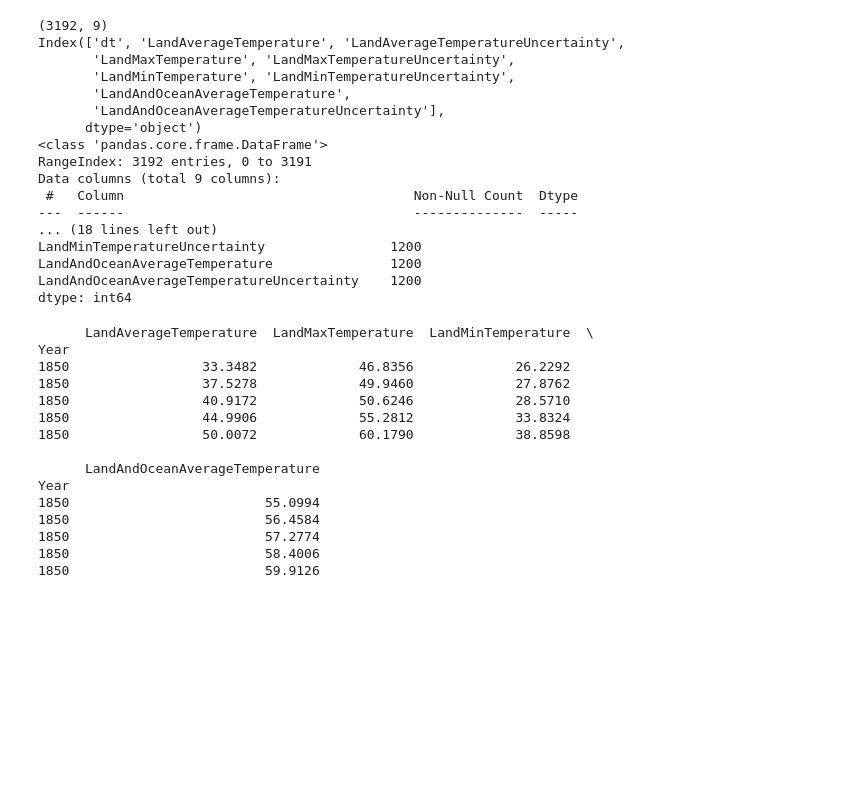
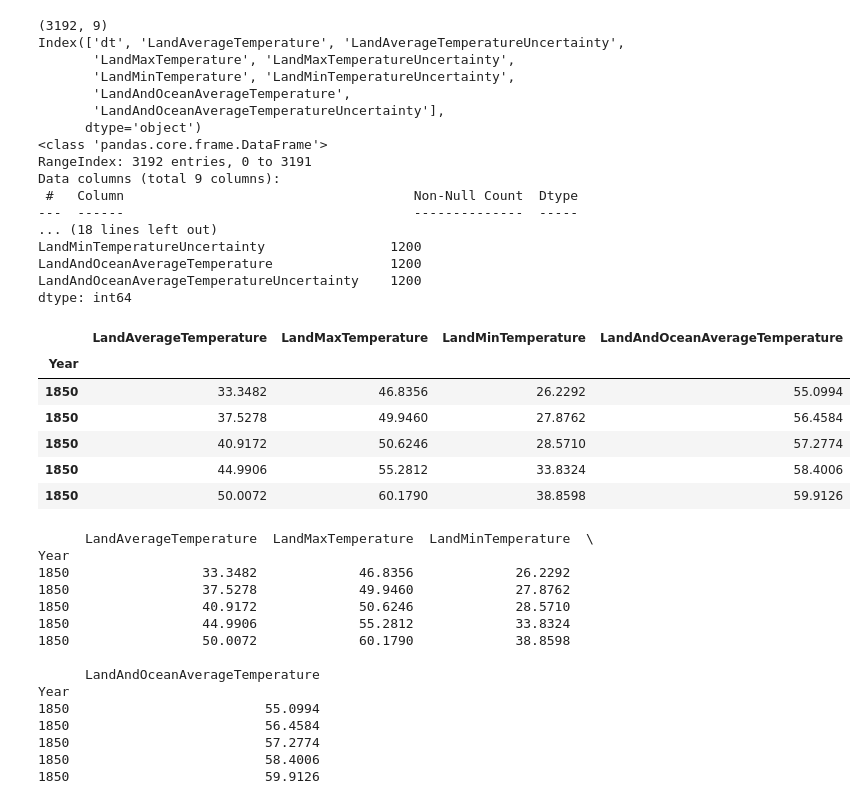
Before and after one commit to Yuvraj004/weather_pred, a Jupyter notebook: model/main.ipynb, the cells around one changed output. Saved outputs shown, nothing was run; the diff lists cells and outputs as text; code cells hidden in the pictures; blank space fills up the shorter version.

```diff
--- a/main.ipynb
+++ b/model/main.ipynb
@@ -23,6 +23,16 @@ LandMinTemperatureUncertainty                1200
 LandAndOceanAverageTemperature               1200
 LandAndOceanAverageTemperatureUncertainty    1200
 dtype: int64
+# %%
+global_temp.head()
+# %% [output]
+|  | LandAverageTemperature | LandMaxTemperature | LandMinTemperature | LandAndOceanAverageTemperature |
+| Year |  |  |  |  |
+| 1850 | 33.3482 | 46.8356 | 26.2292 | 55.0994 |
+| 1850 | 37.5278 | 49.9460 | 27.8762 | 56.4584 |
+| 1850 | 40.9172 | 50.6246 | 28.5710 | 57.2774 |
+| 1850 | 44.9906 | 55.2812 | 33.8324 | 58.4006 |
+| 1850 | 50.0072 | 60.1790 | 38.8598 | 59.9126 |
 # %%
 #Data Preparation
 def wrangle(df):
```
Also changed, not shown: parts of 2 cells of this notebook, 7 other files.
